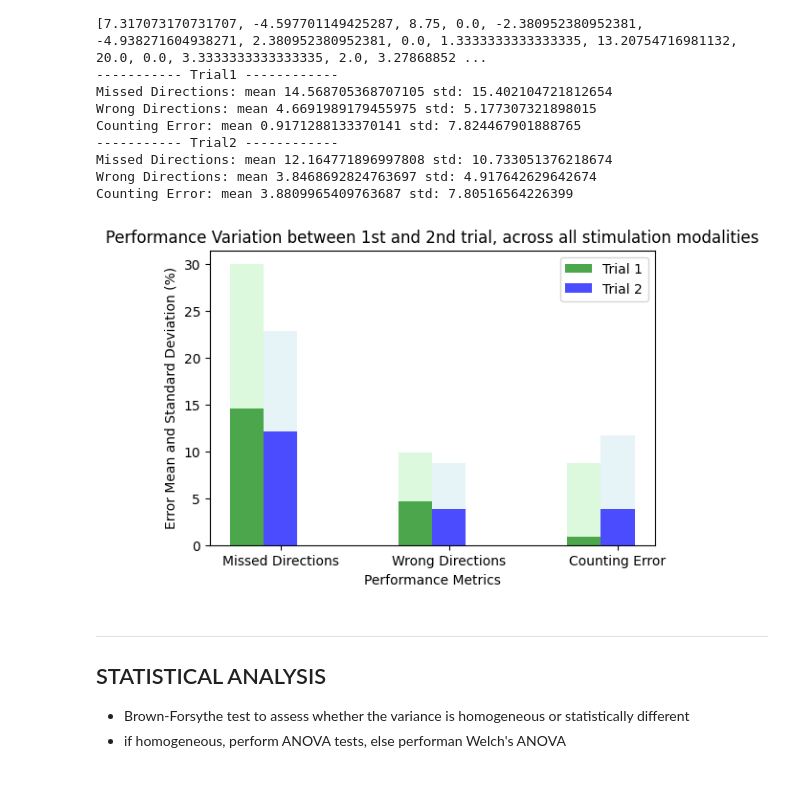
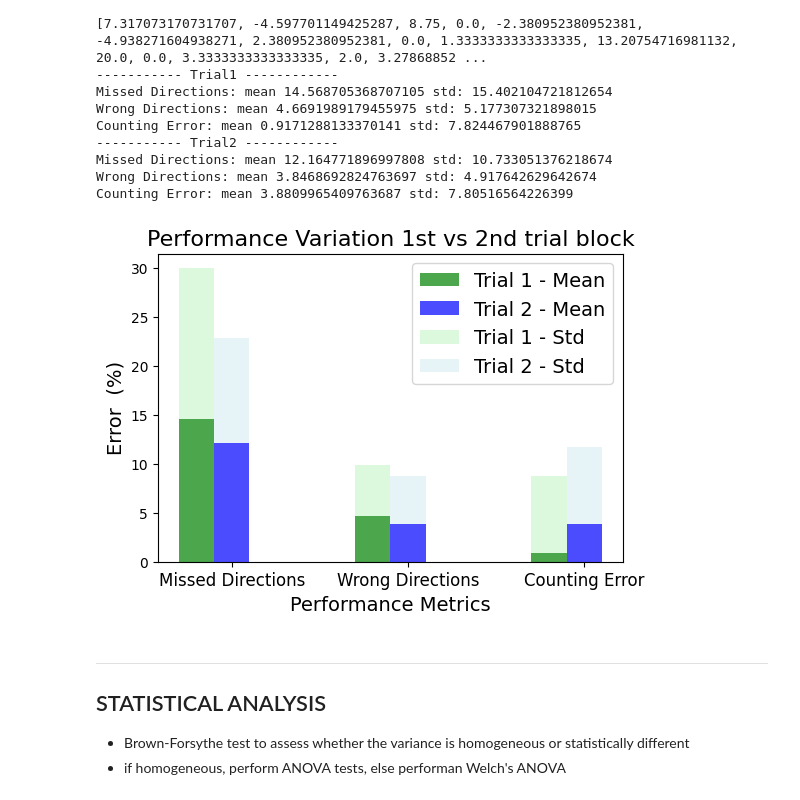
Before and after one commit to mp2419/eeg-notebooks, a Jupyter notebook: FYP/experiments/nb_PERFORMANCE.ipynb, the cells around one changed output. Drawn from its saved outputs; the diff is of its cells as text; code cells hidden in the pictures.

```diff
--- a/FYP/experiments/nb_PERFORMANCE.ipynb
+++ b/FYP/experiments/nb_PERFORMANCE.ipynb
@@ -332,43 +332,43 @@ Wrong_std2 = 4.917642629642674
 Counting_mean2 = 3.8809965409763687
 Counting_std2 =  7.80516564226399
 
 # Define the conditions and types
 conditions = ['First Trial', 'Secodn Trial']
 types = ['Missed Directions', 'Wrong Directions', 'Counting Error']
 
 # Define the positions for the bars
 x = np.arange(len(types))
 bar_width = 0.2
 
 # Create the bar chart
 plt.figure(figsize=(6, 4))
 
 # Plot mean bars
 plt.bar(x, [Missed_mean1,Wrong_mean1, Counting_mean1], width=bar_width, align='center',
-        label='Trial 1', alpha=0.7, color='green')
+        label='Trial 1 - Mean', alpha=0.7, color='green')
 
 plt.bar(x + bar_width, [Missed_mean2,Wrong_mean2, Counting_mean2], width=bar_width, align='center',
-        label='Trial 2', alpha=0.7, color='blue')
+        label='Trial 2 - Mean', alpha=0.7, color='blue')
 
 # Plot standard deviation bars
 plt.bar(x, [Missed_std1,Wrong_std1, Counting_std1], width=bar_width, align='center', bottom=[Missed_mean1,Wrong_mean1, Counting_mean1],
-        alpha=0.3, color='lightgreen')
+        alpha=0.3, color='lightgreen',  label='Trial 1 - Std')
 
 plt.bar(x + bar_width, [Missed_std2,Wrong_std2, Counting_std2], width=bar_width, align='center', bottom=[Missed_mean2,Wrong_mean2, Counting_mean2],
-        alpha=0.3, color='lightblue')
+        alpha=0.3, color='lightblue',  label='Trial 2 - Std')
 
 
 # Customize the plot
-plt.xlabel('Performance Metrics')
-plt.ylabel('Error Mean and Standard Deviation (%)')
-plt.title('Performance Variation between 1st and 2nd trial, across all stimulation modalities')
-plt.xticks(x + bar_width, types)
-plt.legend()
+plt.xlabel('Performance Metrics', fontsize=14)
+plt.ylabel('Error  (%)', fontsize=14)
+plt.title('Performance Variation 1st vs 2nd trial block', fontsize=16)
+plt.xticks(x + bar_width, types, fontsize=12)
+plt.legend(fontsize=14)
 
 # Display the plot
 plt.show()
 # %% [output]
-[figure, old version]
+[figure, new version]
 # %% [markdown]
 -----------------
 STATISTICAL ANALYSIS
```
Also changed, not shown: parts of 1 cell of this notebook, 37 other files.
